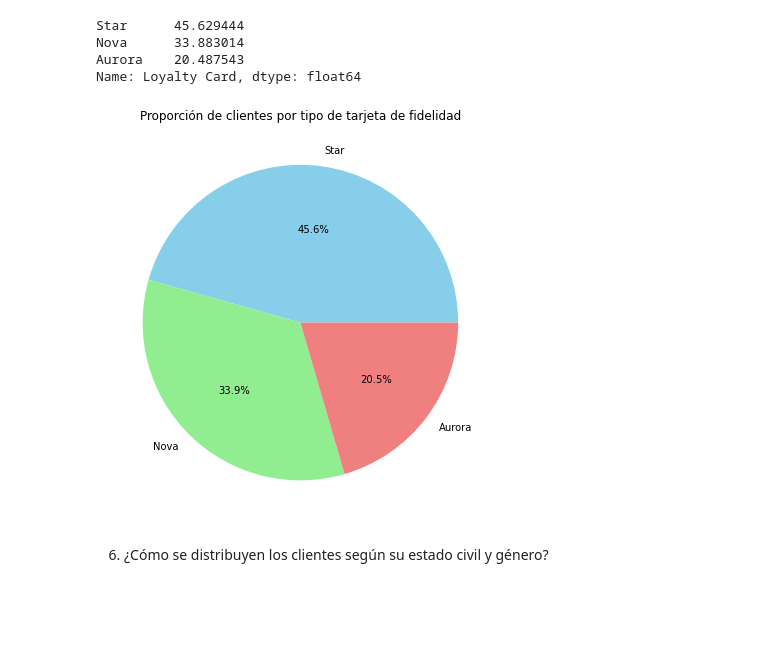
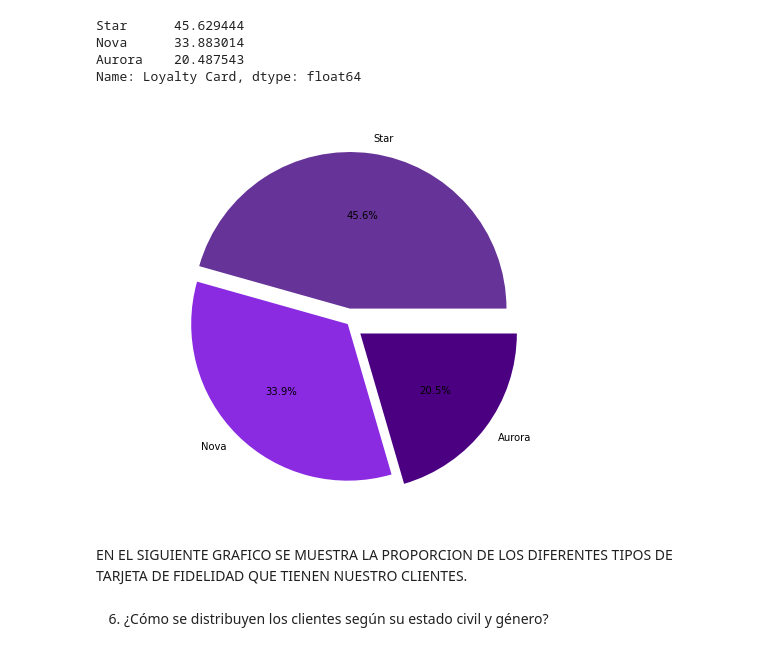
Before and after one commit to Adalab/bda-modulo-3-evaluacion-final-fedraca, a Jupyter notebook: EVALUACION FINAL MODULO 3.ipynb, the cells around one changed output. Cells and saved outputs as stored; diff of their text form; code cells hidden in the pictures; blank space fills up the shorter version.

```diff
--- a/EVALUACION FINAL MODULO 3.ipynb
+++ b/EVALUACION FINAL MODULO 3.ipynb
@@ -490,3 +504,5 @@ array(['Bachelor', 'College', 'Master', 'High School or Below', 'Doctor'],
+# %%
+df_unido_merge['Salary'] = df_unido_merge['Salary'].abs()
 # %%
 #Agrupar el salario promedio por nivel educativo
 salario_promedio_por_educacion = df_unido_merge.groupby('Education')['Salary'].mean().sort_values()
@@ -539,14 +557,17 @@ Aurora    20.487543
 Name: Loyalty Card, dtype: float64
 # %%
 # Crear el gráfico de pastel
+explode = ( 0.1 , 0, 0.1) # para sacar los quesitos hacia fuera
 plt.figure(figsize=(8, 6))
-proporcion_clientes_por_tarjeta.plot(kind='pie', autopct='%1.1f%%', colors=['skyblue', 'lightgreen', 'lightcoral'])
-plt.title('Proporción de clientes por tipo de tarjeta de fidelidad')
+proporcion_clientes_por_tarjeta.plot(kind='pie', autopct='%1.1f%%', colors=['rebeccapurple', 'blueviolet', 'indigo'], explode = explode)
+plt.title('Proporción de clientes por tipo de tarjeta de fidelidad', color = "white", fontsize = 16, fontweight = "bold")
 plt.ylabel('')
 plt.tight_layout()
 plt.show()
 # %% [output]
-[figure, old version]
+[figure, new version]
+# %% [markdown]
+EN EL SIGUIENTE GRAFICO SE MUESTRA LA PROPORCION DE LOS DIFERENTES TIPOS DE TARJETA DE FIDELIDAD QUE TIENEN NUESTRO CLIENTES.
 # %% [markdown]
 6. ¿Cómo se distribuyen los clientes según su estado civil y género?
 # %%
```
Also changed, not shown: parts of 11 cells of this notebook.
